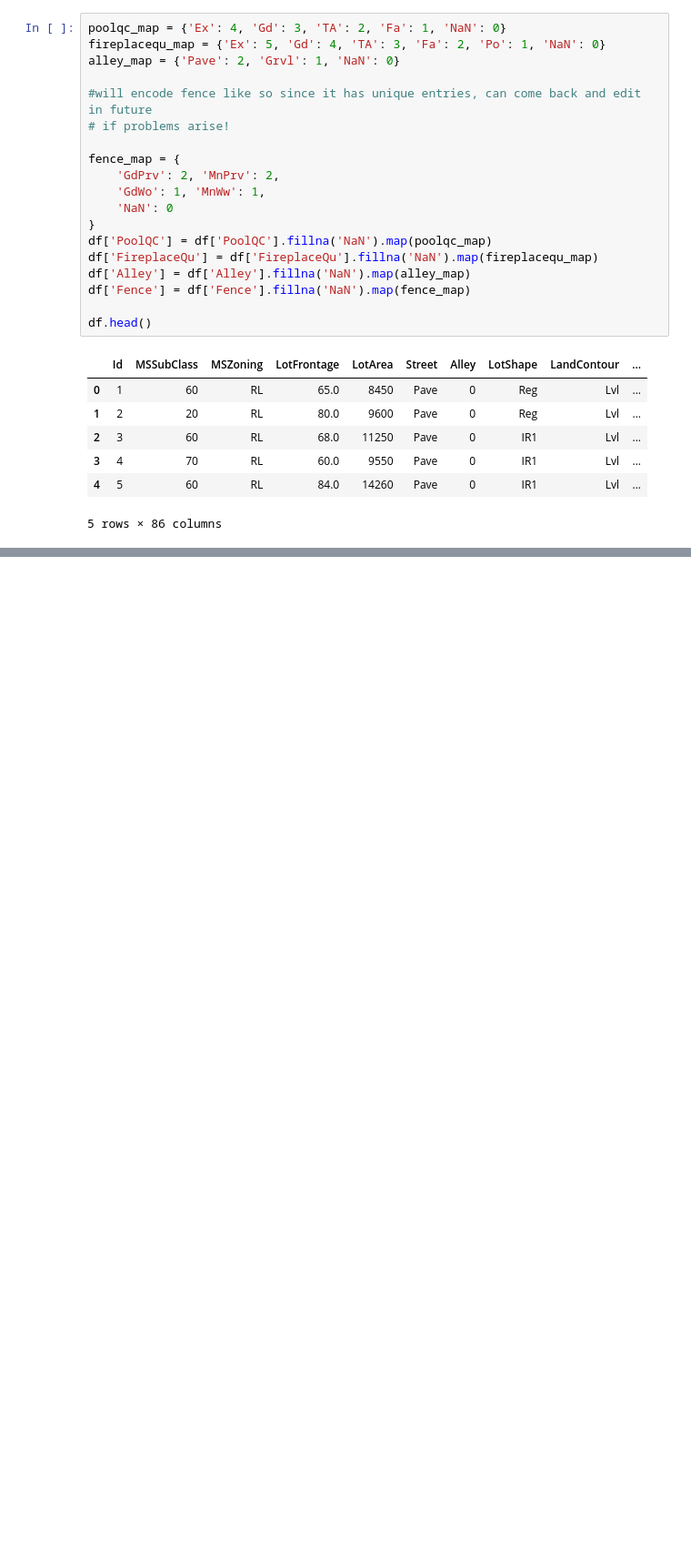
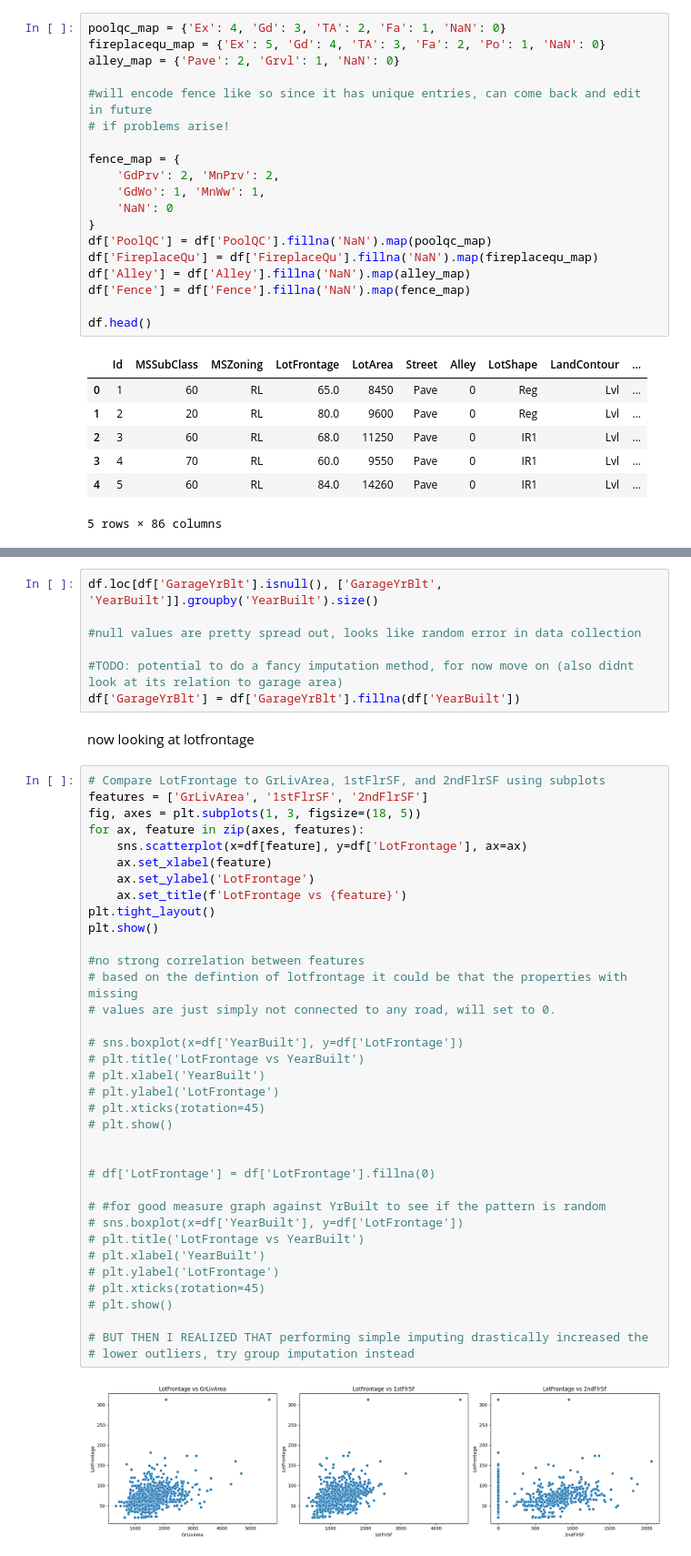
Before and after one commit to amandacao2/Kaggle-Data-Exploration, a Jupyter notebook: training.ipynb, the cells around one changed output, grey strips where cells are left out. Shown at 91% size. Saved outputs shown, nothing was run; the diff lists cells and outputs as text; blank space fills up the shorter version.

```diff
--- a/training.ipynb
+++ b/training.ipynb
@@ -187,0 +365,47 @@ want to start predicting, start with cleaning the numeric columns and then train
+# %%
+df.loc[df['GarageYrBlt'].isnull(), ['GarageYrBlt', 'YearBuilt']].groupby('YearBuilt').size()
+
+#null values are pretty spread out, looks like random error in data collection
+
+#TODO: potential to do a fancy imputation method, for now move on (also didnt look at its relation to garage area)
+df['GarageYrBlt'] = df['GarageYrBlt'].fillna(df['YearBuilt'])
+# %% [markdown]
+now looking at lotfrontage
+# %%
+# Compare LotFrontage to GrLivArea, 1stFlrSF, and 2ndFlrSF using subplots
+features = ['GrLivArea', '1stFlrSF', '2ndFlrSF']
+fig, axes = plt.subplots(1, 3, figsize=(18, 5))
+for ax, feature in zip(axes, features):
+    sns.scatterplot(x=df[feature], y=df['LotFrontage'], ax=ax)
+    ax.set_xlabel(feature)
+    ax.set_ylabel('LotFrontage')
+    ax.set_title(f'LotFrontage vs {feature}')
+plt.tight_layout()
+plt.show()
+
+#no strong correlation between features
+# based on the defintion of lotfrontage it could be that the properties with missing
+# values are just simply not connected to any road, will set to 0.
+
+# sns.boxplot(x=df['YearBuilt'], y=df['LotFrontage'])
+# plt.title('LotFrontage vs YearBuilt')
+# plt.xlabel('YearBuilt')
+# plt.ylabel('LotFrontage')
+# plt.xticks(rotation=45)
+# plt.show()
+
+
+# df['LotFrontage'] = df['LotFrontage'].fillna(0)
+
+# #for good measure graph against YrBuilt to see if the pattern is random
+# sns.boxplot(x=df['YearBuilt'], y=df['LotFrontage'])
+# plt.title('LotFrontage vs YearBuilt')
+# plt.xlabel('YearBuilt')
+# plt.ylabel('LotFrontage')
+# plt.xticks(rotation=45)
+# plt.show()
+
+# BUT THEN I REALIZED THAT performing simple imputing drastically increased the
+# lower outliers, try group imputation instead
+# %% [output]
+[figure, added]
```
Also changed, not shown: parts of 33 cells of this notebook, 1 other file.
